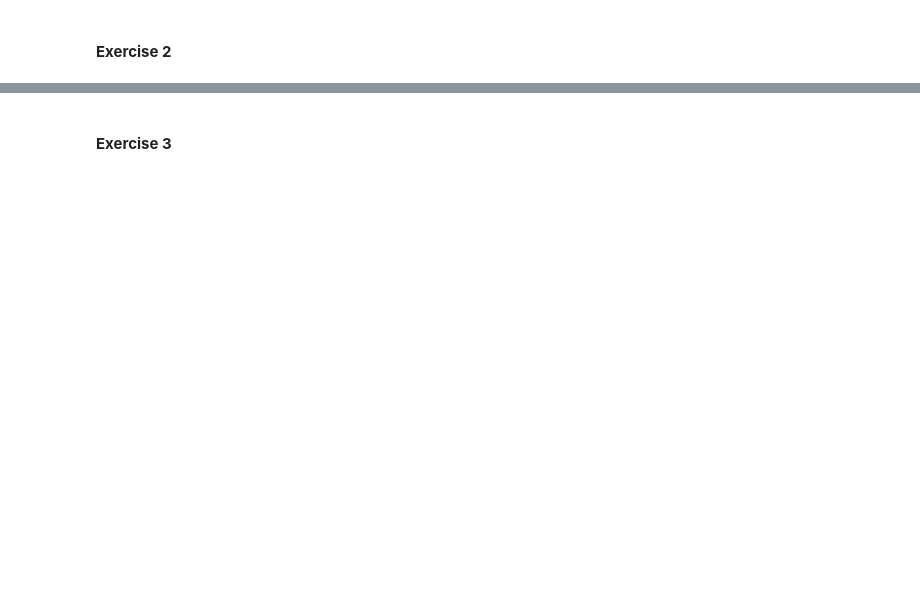
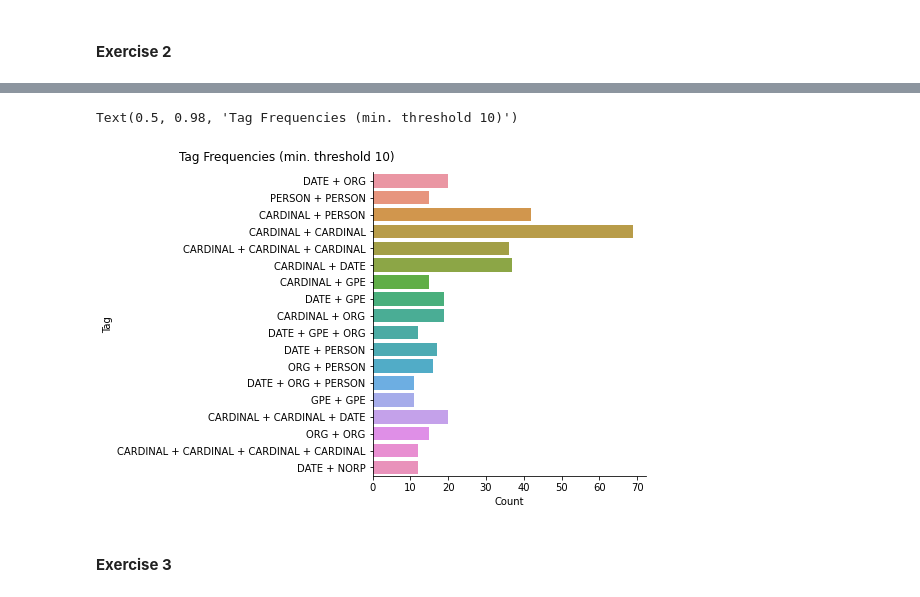
Before and after one commit to adefgreen98/NLU2021-Assignment2, a Jupyter notebook: code/Assignment2.ipynb, the cells around one changed output, grey strips where cells are left out. Saved outputs shown, nothing was run; the diff lists cells and outputs as text; code cells hidden in the pictures; blank space fills up the shorter version.

```diff
--- a/code/Assignment2.ipynb
+++ b/code/Assignment2.ipynb
@@ -533,3 +554,13 @@ Text(0.5, 0.98, 'Tag Frequencies (min. threshold 15)')
+# %%
+threshold = 10
+bi_counts = {k: v for k,v in counts.items() if v > threshold and len(k.split('+')) > 1}
+bi_counts = pd.DataFrame.from_records([{'Tag': k, 'Count': v} for k,v in bi_counts.items()])
+plot = sn.catplot(data=bi_counts, y='Tag', x='Count', kind='bar')
+plot.fig.subplots_adjust(top=0.92, right=1.5)
+plot.fig.suptitle(f"Tag Frequencies - Only multiple label groups (min. threshold {threshold})")
+# %% [output]
+Text(0.5, 0.98, 'Tag Frequencies (min. threshold 10)')
+[figure, added]
 # %% [markdown]
 #### **Exercise 3**
 # %%
```
Also changed, not shown: parts of 13 cells of this notebook.
